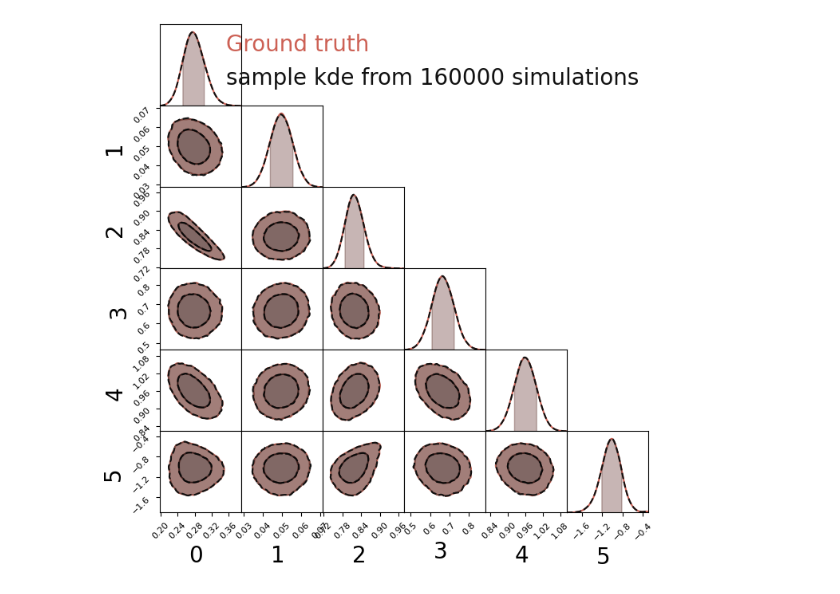
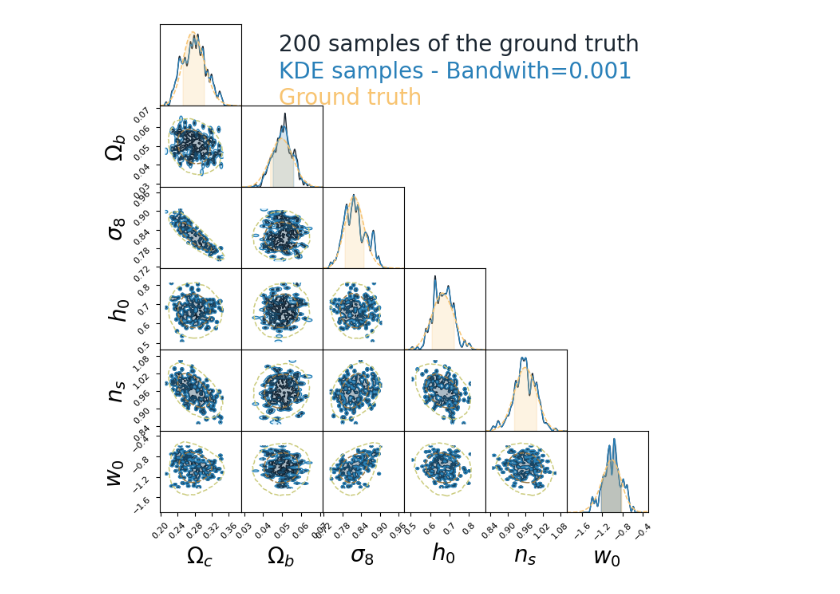
Before and after one commit to LSSTDESC/sbi_bm_lens, a Jupyter notebook: notebooks/hmc_convergence_kde.ipynb, the cells around one changed output. Drawn from its saved outputs; the diff is of its cells as text; code cells hidden in the pictures.

Commit message:
updt result notebook (color)

```diff
--- a/notebooks/hmc_convergence_kde.ipynb
+++ b/notebooks/hmc_convergence_kde.ipynb
@@ -24,29 +33,68 @@ chains = jnp.array(chains).reshape([-1,6])
+# %%
+# plot params
+# import arviz
+# az.style.use("arviz-white")
+import matplotlib.pyplot as plt
+plt.rcParams["figure.figsize"] = (15,8)
+plt.rcParams["lines.linewidth"] = 1
+plt.rcParams['lines.markersize'] = 3
+color = [
+   '#f8c471',
+    '#d68910',
+    '#cd6155',
+    '#edbb99',
+    '#5d6d7e',
+    '#73c6b6',
+    '#a3b899'
+]
 # %%
 # lets find the correct bandwidth
+# bandwidth = jnp.sqrt(len(sample_ff))/10
 
-kde = KernelDensity(kernel='gaussian', bandwidth=1e-3).fit(sample_ff)
-kde_sample = kde.sample(len(sample_ff))
 
-c = ChainConsumer()
-c.add_chain(
-    sample_ff,
-    name='Ground truth',
-    linewidth=1.5,
-    color = "#CD6155",
-    shade_alpha = 0.5
-)
+# nb_sample = 10000
+# bandwidth = 1e-2
 
-c.add_chain(
-    kde_sample,
-    name='sample kde from {} simulations'.format(len(sample_ff)),
-    linewidth=1.5,
-    color = "#111111",
-    shade_alpha = 0.4,
-    linestyle = '--'
-)
+for nb_sample in [200, 1000, 10000]:
+    for bandwith in [1e-3, 1e-2]:
+        kde = KernelDensity(kernel='gaussian', bandwidth=bandwith).fit(sample_ff[:nb_sample])
+        kde_sample = kde.sample(len(sample_ff))
 
-c.configure(legend_kwargs={"fontsize": 20}, tick_font_size=8, label_font_size=20)
-fig = c.plotter.plot(
-    figsize=0.8
-)
+        c = ChainConsumer()
+        c.add_chain(
+            sample_ff[:nb_sample],
+            name=f'{nb_sample} samples of the ground truth',
+            linewidth=1.,
+            color = '#1B2631',
+            shade_alpha = 0.2,
+            parameters = params_name,
+            shade=True
+        )
+        c.add_chain(
+            kde_sample,
+            name='KDE samples - Bandwith={}'.format(float(bandwith)),
+            linewidth=1.,
+            color = '#2980B9',
+            shade_alpha = 0.2,
+            # linestyle = '--',
+            parameters = params_name,
+            shade = True
+        )
+        c.add_chain(
+                sample_ff,
+                parameters=params_name,
+                name='Ground truth',
+                linewidth=1.1,
+                color = color[0],
+                shade_alpha = 0.3,
+                shade = False,
+                linestyle = '--'
+        )
+        c.configure(legend_kwargs={"fontsize": 20}, tick_font_size=8, label_font_size=20)#, smooth=1)
+        fig = c.plotter.plot(
+            figsize=0.8,
+            # extents=[[t - 4 * np.std(sample_ff[:,i]),
+            #           t + 4 * np.std(sample_ff[:,i])] for i,t in enumerate(truth)]
+        )
+        plt.savefig(f'proof_kde_{nb_sample}_{bandwith}.pdf', transparent = True)
 # %% [output]
@@ -53 +120 @@ fig = c.plotter.plot(
-[figure, old version]
+[figure, new version]
```
Also changed, not shown: parts of 11 cells of this notebook, 5 other files.
